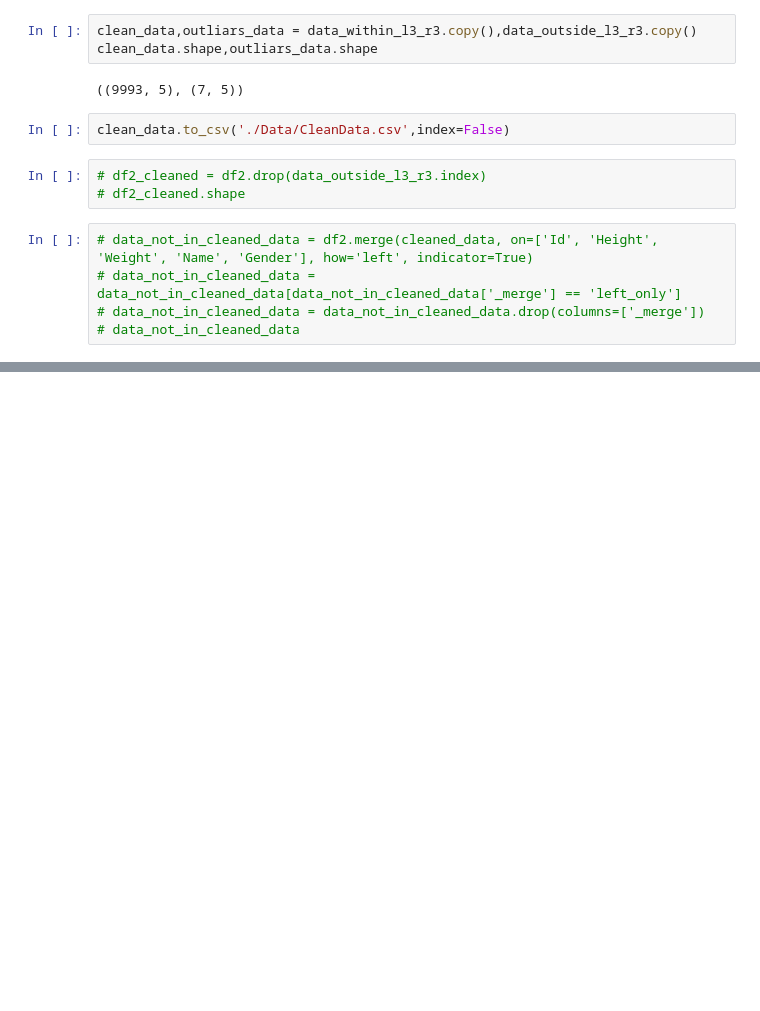
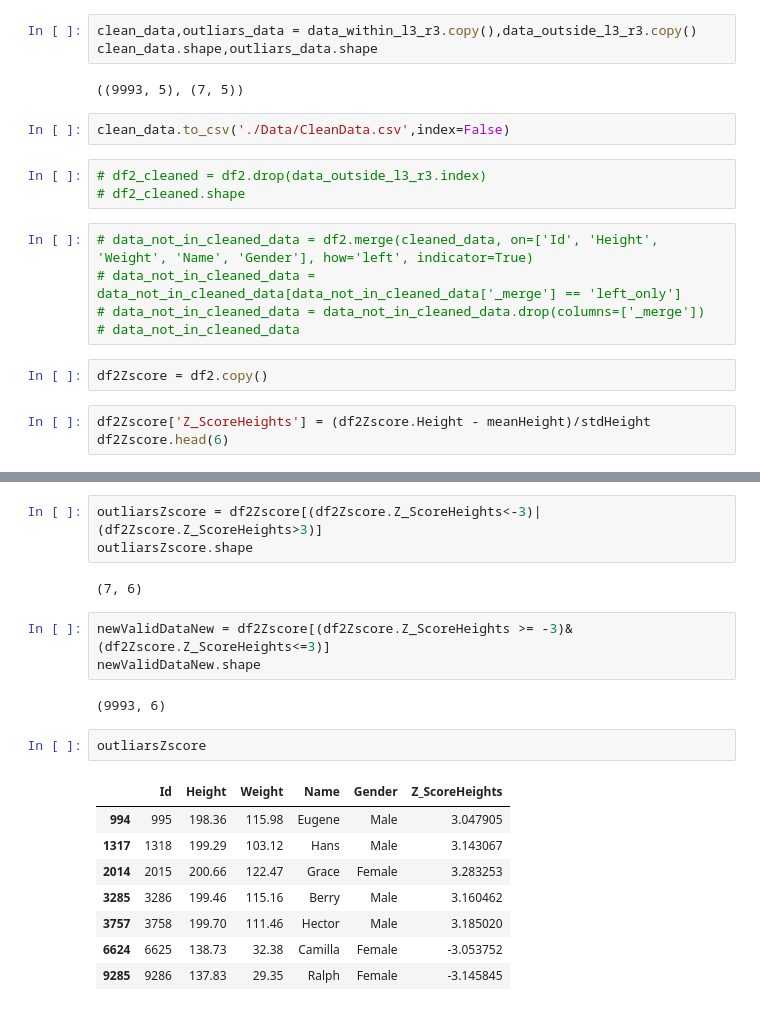
Before and after one commit to jdhova/Statistics, a Jupyter notebook: Statistics2.ipynb, the cells around one changed output, grey strips where cells are left out. Drawn from its saved outputs; the diff is of its cells as text; blank space fills up the shorter version.

Commit message:
outliars with Z score

```diff
--- a/Statistics2.ipynb
+++ b/Statistics2.ipynb
@@ -164,3 +164,8 @@ clean_data.to_csv('./Data/CleanData.csv',index=False)
 # data_not_in_cleaned_data = data_not_in_cleaned_data[data_not_in_cleaned_data['_merge'] == 'left_only']
 # data_not_in_cleaned_data = data_not_in_cleaned_data.drop(columns=['_merge'])
 # data_not_in_cleaned_data
+# %%
+df2Zscore = df2.copy()
+# %%
+df2Zscore['Z_ScoreHeights'] = (df2Zscore.Height - meanHeight)/stdHeight
+df2Zscore.head(6)
@@ -166,0 +180,21 @@ clean_data.to_csv('./Data/CleanData.csv',index=False)
+# %%
+outliarsZscore = df2Zscore[(df2Zscore.Z_ScoreHeights<-3)|(df2Zscore.Z_ScoreHeights>3)]
+outliarsZscore.shape
+# %% [output]
+(7, 6)
+# %%
+newValidDataNew = df2Zscore[(df2Zscore.Z_ScoreHeights >= -3)&(df2Zscore.Z_ScoreHeights<=3)]
+newValidDataNew.shape
+# %% [output]
+(9993, 6)
+# %%
+outliarsZscore
+# %% [output]
+|  | Id | Height | Weight | Name | Gender | Z_ScoreHeights |
+| 994 | 995 | 198.36 | 115.98 | Eugene | Male | 3.047905 |
+| 1317 | 1318 | 199.29 | 103.12 | Hans | Male | 3.143067 |
+| 2014 | 2015 | 200.66 | 122.47 | Grace | Female | 3.283253 |
+| 3285 | 3286 | 199.46 | 115.16 | Berry | Male | 3.160462 |
+| 3757 | 3758 | 199.70 | 111.46 | Hector | Male | 3.185020 |
+| 6624 | 6625 | 138.73 | 32.38 | Camilla | Female | -3.053752 |
+| 9285 | 9286 | 137.83 | 29.35 | Ralph | Female | -3.145845 |
```
Also changed, not shown: parts of 2 cells of this notebook.
